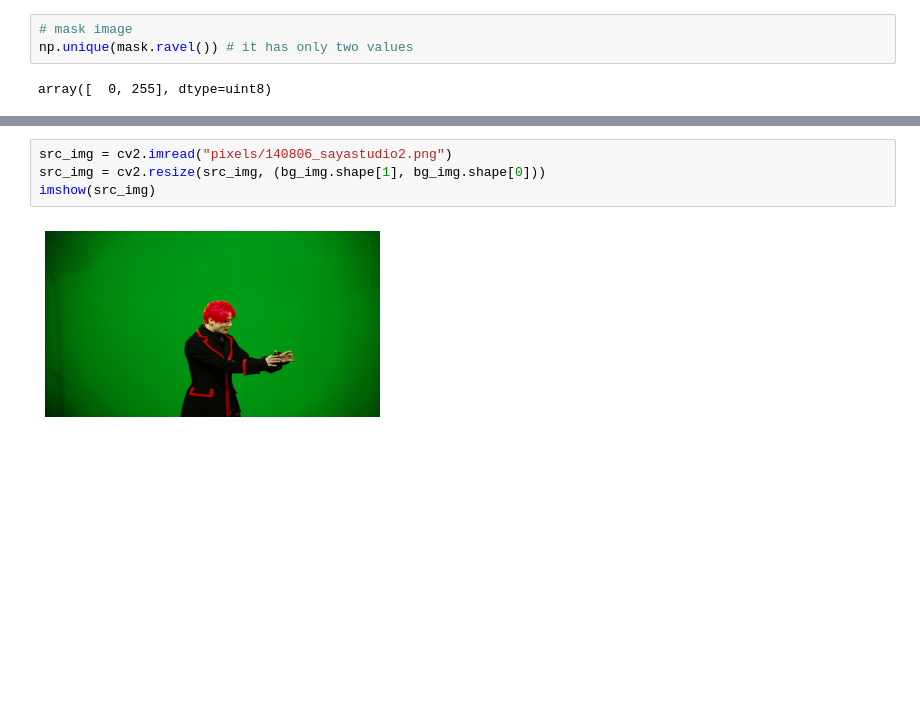
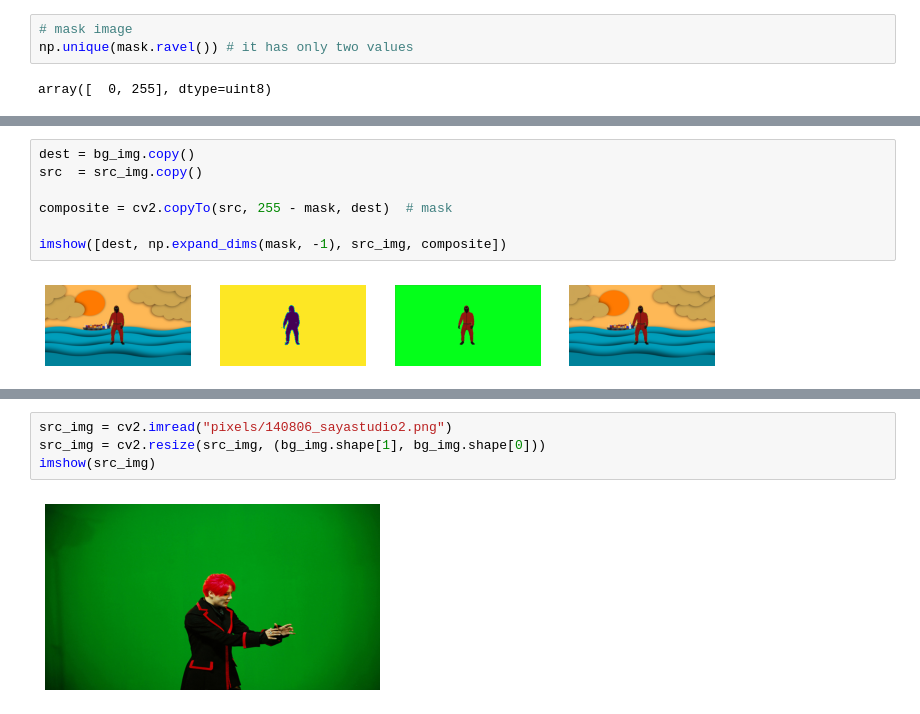
Before and after one commit to yongduek/MAS-2011, a Jupyter notebook: chroma_keying.ipynb, the cells around one changed output, grey strips where cells are left out. Saved outputs shown, nothing was run; the diff lists cells and outputs as text; blank space fills up the shorter version.

```diff
--- a/chroma_keying.ipynb
+++ b/chroma_keying.ipynb
@@ -181,0 +191,9 @@ imshow(comp4)
+# %%
+dest = bg_img.copy()
+src  = src_img.copy()
+
+composite = cv2.copyTo(src, 255 - mask, dest)  # mask
+
+imshow([dest, np.expand_dims(mask, -1), src_img, composite])
+# %% [output]
+[figure, added]
```
Also changed, not shown: parts of 22 cells of this notebook, 3 other files.
